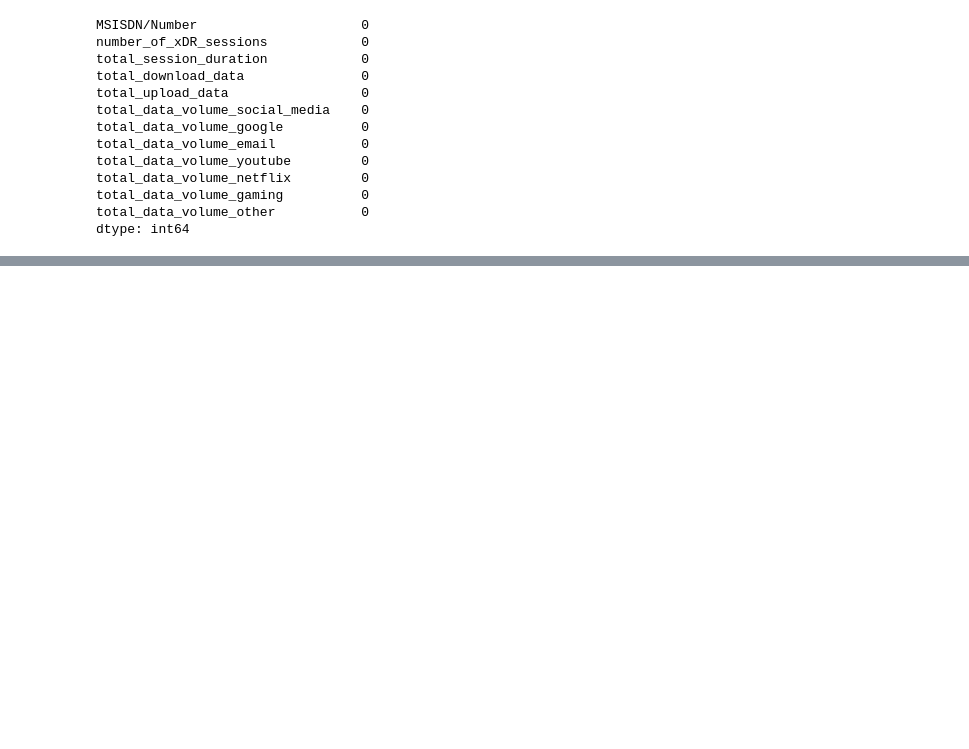
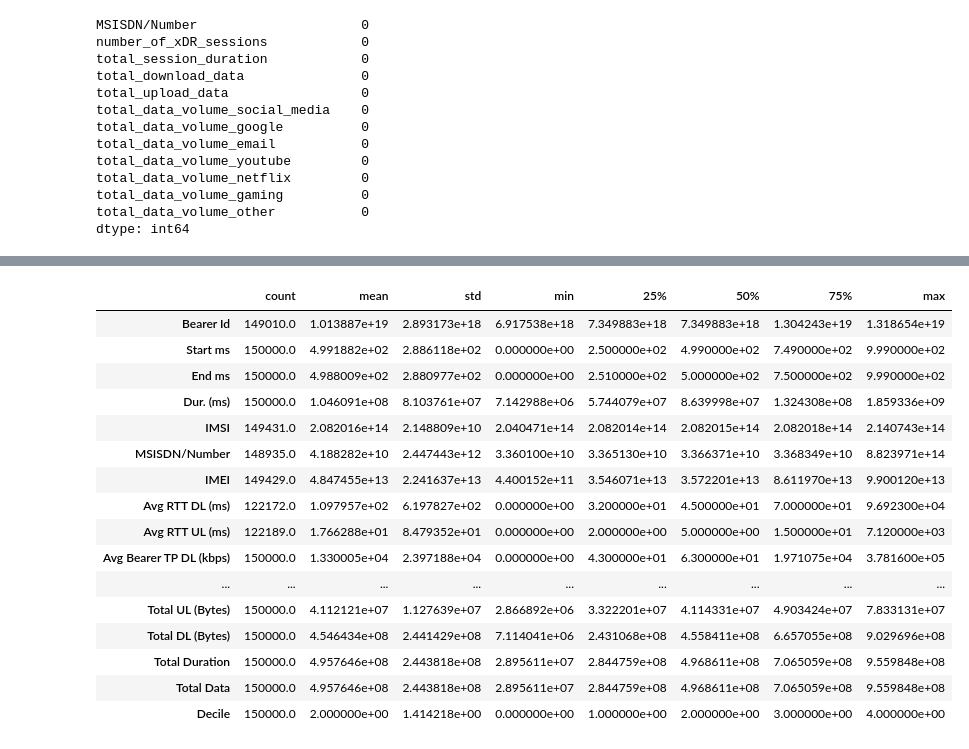
Before and after one commit to GetieBalew24/TellCo_Telecom_Analysis, a Jupyter notebook: notebooks/user_overview_analysis.ipynb, the cells around one changed output, grey strips where cells are left out. Drawn from its saved outputs; the diff is of its cells as text; code cells hidden in the pictures; blank space fills up the shorter version.

```diff
--- a/notebooks/user_overview_analysis.ipynb
+++ b/notebooks/user_overview_analysis.ipynb
@@ -228,0 +253,22 @@ dtype: int64
+# %%
+# Analyze basic metrics
+basic_metrics = df.describe().T
+basic_metrics
+# %% [output]
+|  | count | mean | std | min | 25% | 50% | 75% | max |
+| Bearer Id | 149010.0 | 1.013887e+19 | 2.893173e+18 | 6.917538e+18 | 7.349883e+18 | 7.349883e+18 | 1.304243e+19 | 1.318654e+19 |
+| Start ms | 150000.0 | 4.991882e+02 | 2.886118e+02 | 0.000000e+00 | 2.500000e+02 | 4.990000e+02 | 7.490000e+02 | 9.990000e+02 |
+| End ms | 150000.0 | 4.988009e+02 | 2.880977e+02 | 0.000000e+00 | 2.510000e+02 | 5.000000e+02 | 7.500000e+02 | 9.990000e+02 |
+| Dur. (ms) | 150000.0 | 1.046091e+08 | 8.103761e+07 | 7.142988e+06 | 5.744079e+07 | 8.639998e+07 | 1.324308e+08 | 1.859336e+09 |
+| IMSI | 149431.0 | 2.082016e+14 | 2.148809e+10 | 2.040471e+14 | 2.082014e+14 | 2.082015e+14 | 2.082018e+14 | 2.140743e+14 |
+| MSISDN/Number | 148935.0 | 4.188282e+10 | 2.447443e+12 | 3.360100e+10 | 3.365130e+10 | 3.366371e+10 | 3.368349e+10 | 8.823971e+14 |
+| IMEI | 149429.0 | 4.847455e+13 | 2.241637e+13 | 4.400152e+11 | 3.546071e+13 | 3.572201e+13 | 8.611970e+13 | 9.900120e+13 |
+| Avg RTT DL (ms) | 122172.0 | 1.097957e+02 | 6.197827e+02 | 0.000000e+00 | 3.200000e+01 | 4.500000e+01 | 7.000000e+01 | 9.692300e+04 |
+| Avg RTT UL (ms) | 122189.0 | 1.766288e+01 | 8.479352e+01 | 0.000000e+00 | 2.000000e+00 | 5.000000e+00 | 1.500000e+01 | 7.120000e+03 |
+| Avg Bearer TP DL (kbps) | 150000.0 | 1.330005e+04 | 2.397188e+04 | 0.000000e+00 | 4.300000e+01 | 6.300000e+01 | 1.971075e+04 | 3.781600e+05 |
+| ... | ... | ... | ... | ... | ... | ... | ... | ... |
+| Total UL (Bytes) | 150000.0 | 4.112121e+07 | 1.127639e+07 | 2.866892e+06 | 3.322201e+07 | 4.114331e+07 | 4.903424e+07 | 7.833131e+07 |
+| Total DL (Bytes) | 150000.0 | 4.546434e+08 | 2.441429e+08 | 7.114041e+06 | 2.431068e+08 | 4.558411e+08 | 6.657055e+08 | 9.029696e+08 |
+| Total Duration | 150000.0 | 4.957646e+08 | 2.443818e+08 | 2.895611e+07 | 2.844759e+08 | 4.968611e+08 | 7.065059e+08 | 9.559848e+08 |
+| Total Data | 150000.0 | 4.957646e+08 | 2.443818e+08 | 2.895611e+07 | 2.844759e+08 | 4.968611e+08 | 7.065059e+08 | 9.559848e+08 |
+| Decile | 150000.0 | 2.000000e+00 | 1.414218e+00 | 0.000000e+00 | 1.000000e+00 | 2.000000e+00 | 3.000000e+00 | 4.000000e+00 |
```
Also changed, not shown: parts of 11 cells of this notebook.
